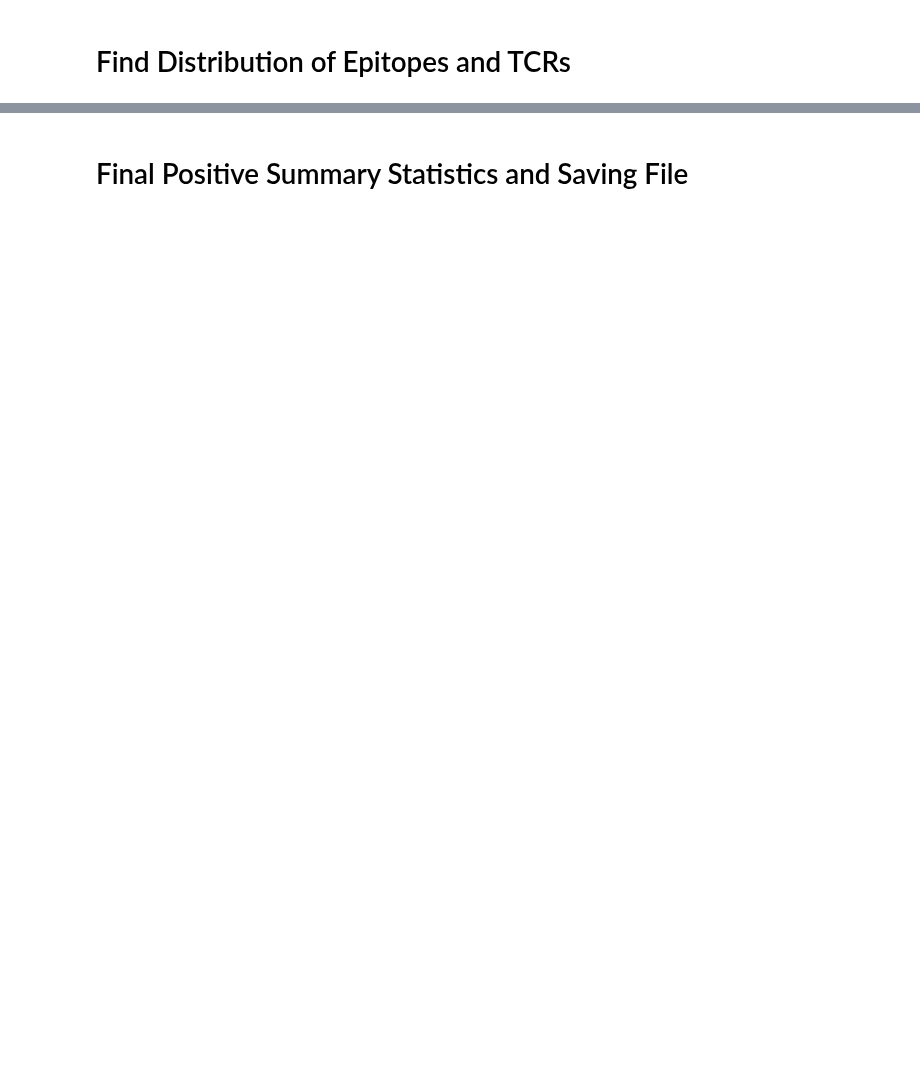
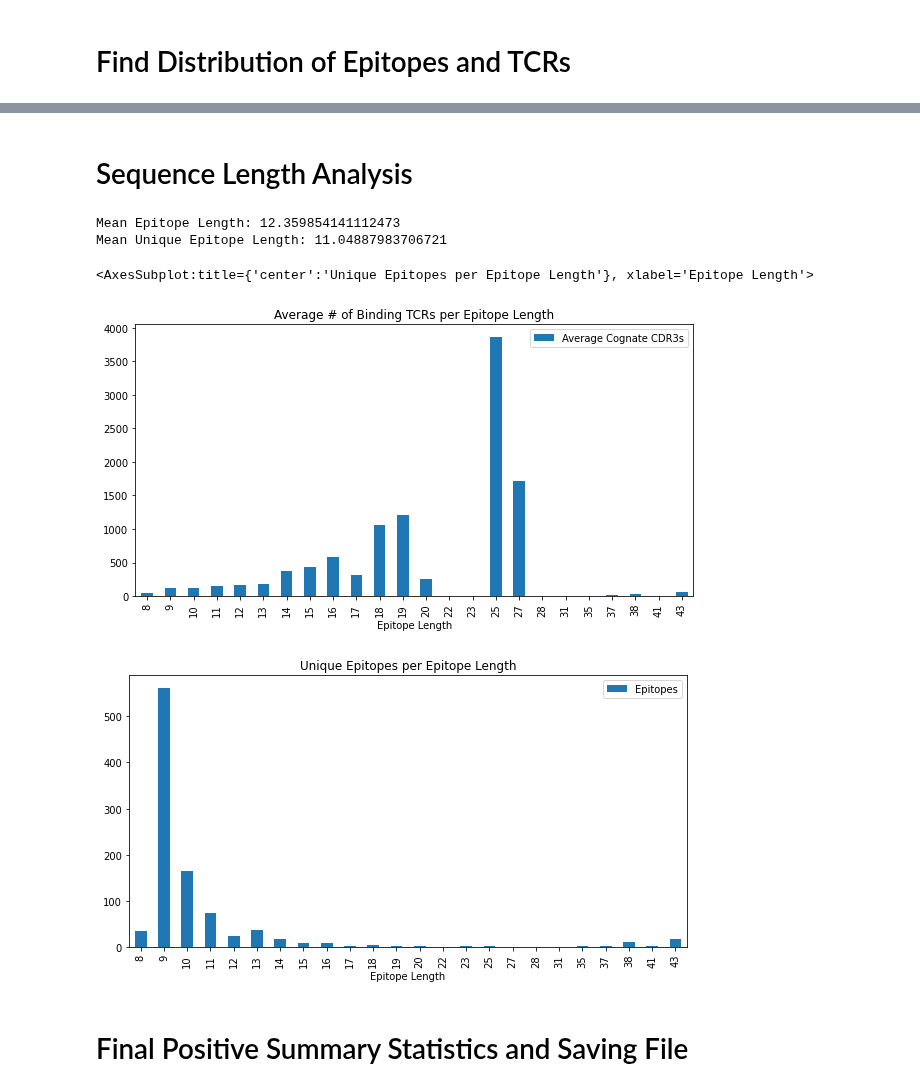
Before and after one commit to Lee-CBG/ATM-TCR, a Jupyter notebook: data/data_analytics.ipynb, the cells around one changed output, grey strips where cells are left out. Saved outputs shown, nothing was run; the diff lists cells and outputs as text; code cells hidden in the pictures; blank space fills up the shorter version.

Commit message:
Added Length Analytics

```diff
--- a/data/data_analytics.ipynb
+++ b/data/data_analytics.ipynb
@@ -395,3 +399,23 @@ major_epitope_distribution.plot.pie()
+# %% [markdown]
+# Sequence Length Analysis
+# %%
+epitope_lengths = combined_sequences[['Epitope', 'CDR3']].copy()
+epitope_lengths['Epitope Length'] = epitope_lengths['Epitope'].str.len()
+print("Mean Epitope Length:", epitope_lengths['Epitope Length'].mean())
+print("Mean Unique Epitope Length:", epitope_lengths.drop_duplicates(subset=['Epitope'])['Epitope Length'].mean())
+epitope_length_counts = epitope_lengths[['Epitope Length', 'Epitope']].drop_duplicates(subset=['Epitope']).groupby(['Epitope Length']).count()
+epitope_lengths = epitope_lengths.groupby(['Epitope', 'Epitope Length']).count()
+epitope_lengths = epitope_lengths.groupby(['Epitope Length']).mean()
+epitope_lengths.rename(columns = {"CDR3": "Average Cognate CDR3s"}, inplace = True)
+epitope_lengths.plot.bar(figsize=(10, 5), title='Average # of Binding TCRs per Epitope Length')
+epitope_length_counts.rename(columns = {"Epitope": "Epitopes"}, inplace = True)
+epitope_length_counts.plot.bar(figsize=(10, 5), title='Unique Epitopes per Epitope Length')
+# %% [output]
+Mean Epitope Length: 12.359854141112473
+Mean Unique Epitope Length: 11.04887983706721
+<AxesSubplot:title={'center':'Unique Epitopes per Epitope Length'}, xlabel='Epitope Length'>
+[figure, added]
+[figure, added]
 # %% [markdown]
 # Final Positive Summary Statistics and Saving File
 # %%
```
Also changed, not shown: parts of 4 cells of this notebook.
